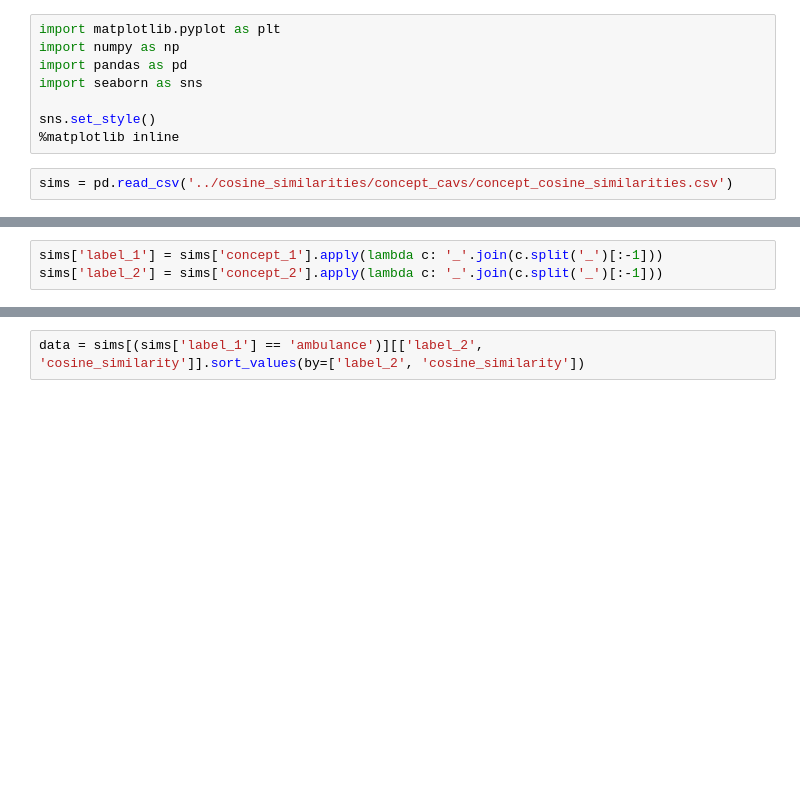
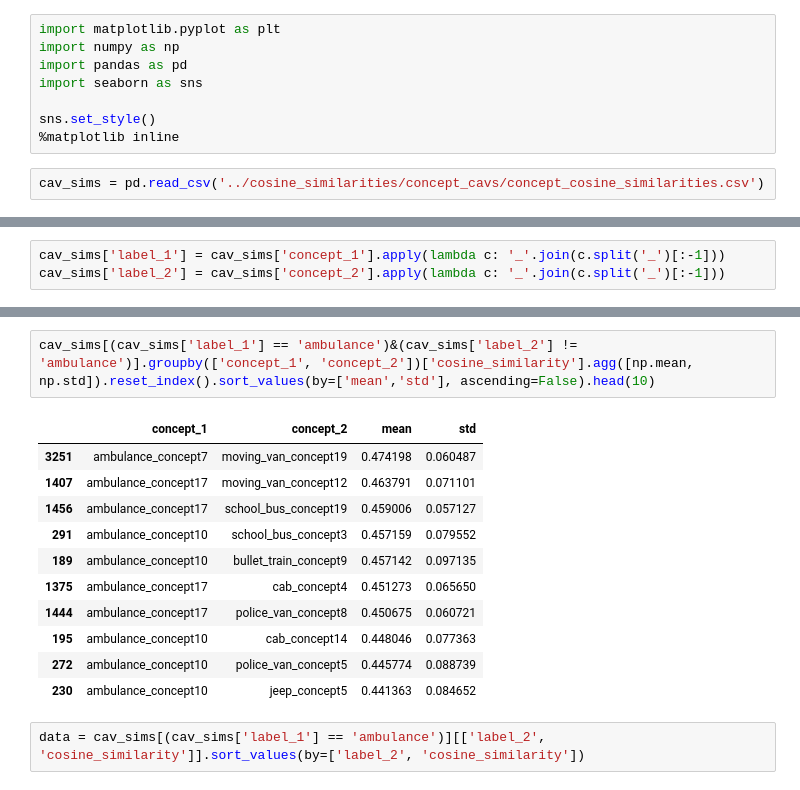
Before and after one commit to tpgmartin/inm363-individual-project, a Jupyter notebook: notebooks/Process Concept CAV Cosine Similarities.ipynb, the cells around one changed output, grey strips where cells are left out. Drawn from its saved outputs; the diff is of its cells as text; blank space fills up the shorter version.

Commit message:
Repeat notebook for concept activations

```diff
--- a/notebooks/Process Concept CAV Cosine Similarities.ipynb
+++ b/notebooks/Process Concept CAV Cosine Similarities.ipynb
@@ -7,5 +7,5 @@ import seaborn as sns
 sns.set_style()
 %matplotlib inline
 # %%
-sims = pd.read_csv('../cosine_similarities/concept_cavs/concept_cosine_similarities.csv')
+cav_sims = pd.read_csv('../cosine_similarities/concept_cavs/concept_cosine_similarities.csv')
 # %%
@@ -25,6 +25,6 @@ concept_2             object
 cosine_similarity    float64
 dtype: object
 # %%
-sims['label_1'] = sims['concept_1'].apply(lambda c: '_'.join(c.split('_')[:-1]))
-sims['label_2'] = sims['concept_2'].apply(lambda c: '_'.join(c.split('_')[:-1]))
+cav_sims['label_1'] = cav_sims['concept_1'].apply(lambda c: '_'.join(c.split('_')[:-1]))
+cav_sims['label_2'] = cav_sims['concept_2'].apply(lambda c: '_'.join(c.split('_')[:-1]))
 # %%
@@ -150,8 +150,22 @@ sims[(sims['label_1'] == 'ambulance')].groupby(['label_1', 'label_2'])['cosine_s
 | 8 | ambulance | snail | 0.282007 | 0.093392 |
 | 3 | ambulance | jeep | 0.280098 | 0.095261 |
 | 6 | ambulance | school_bus | 0.275553 | 0.096905 |
+# %%
+cav_sims[(cav_sims['label_1'] == 'ambulance')&(cav_sims['label_2'] != 'ambulance')].groupby(['concept_1', 'concept_2'])['cosine_similarity'].agg([np.mean, np.std]).reset_index().sort_values(by=['mean','std'], ascending=False).head(10)
+# %% [output]
+|  | concept_1 | concept_2 | mean | std |
+| 3251 | ambulance_concept7 | moving_van_concept19 | 0.474198 | 0.060487 |
+| 1407 | ambulance_concept17 | moving_van_concept12 | 0.463791 | 0.071101 |
+| 1456 | ambulance_concept17 | school_bus_concept19 | 0.459006 | 0.057127 |
+| 291 | ambulance_concept10 | school_bus_concept3 | 0.457159 | 0.079552 |
+| 189 | ambulance_concept10 | bullet_train_concept9 | 0.457142 | 0.097135 |
+| 1375 | ambulance_concept17 | cab_concept4 | 0.451273 | 0.065650 |
+| 1444 | ambulance_concept17 | police_van_concept8 | 0.450675 | 0.060721 |
+| 195 | ambulance_concept10 | cab_concept14 | 0.448046 | 0.077363 |
+| 272 | ambulance_concept10 | police_van_concept5 | 0.445774 | 0.088739 |
+| 230 | ambulance_concept10 | jeep_concept5 | 0.441363 | 0.084652 |
 # %%
-data = sims[(sims['label_1'] == 'ambulance')][['label_2', 'cosine_similarity']].sort_values(by=['label_2', 'cosine_similarity'])
+data = cav_sims[(cav_sims['label_1'] == 'ambulance')][['label_2', 'cosine_similarity']].sort_values(by=['label_2', 'cosine_similarity'])
 # %%
 plot_data = [(label, data[data['label_2'] == label]['cosine_similarity'].values.tolist()) for label in  data['label_2'].unique()]
 
```
Also changed, not shown: parts of 12 cells of this notebook, 4 other files.
